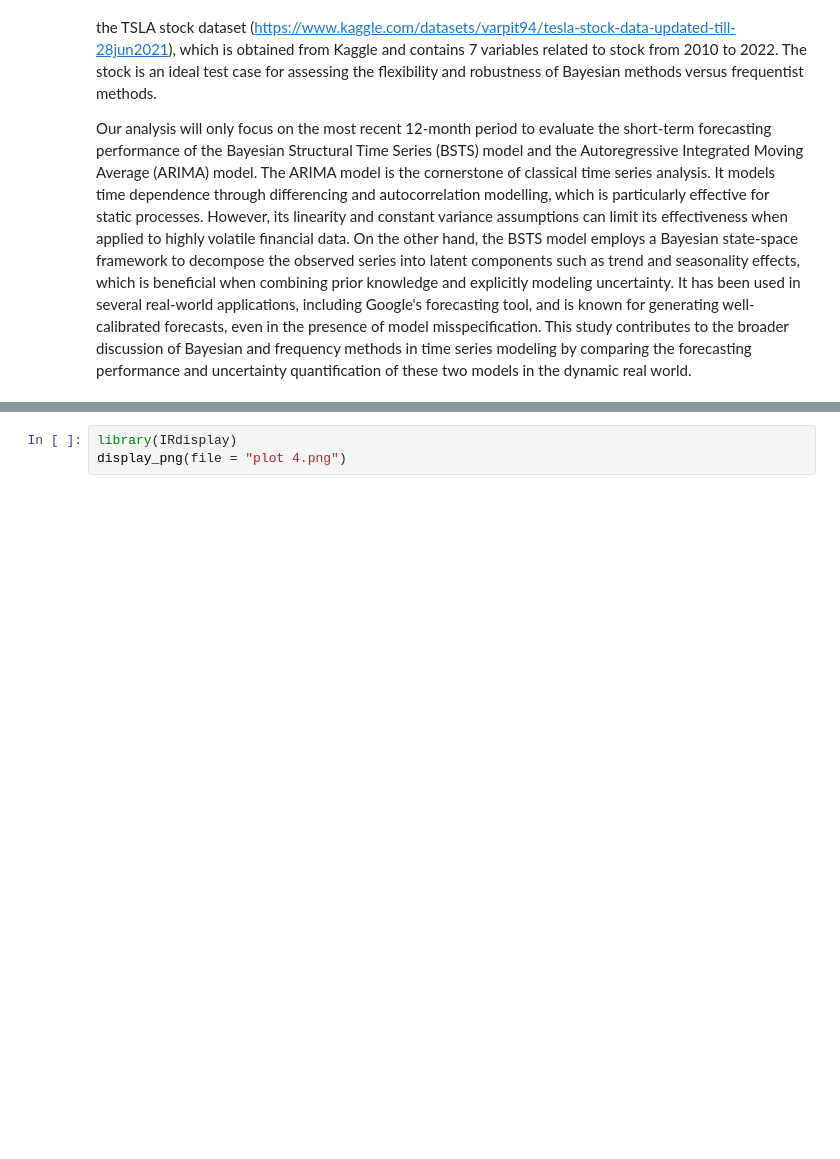
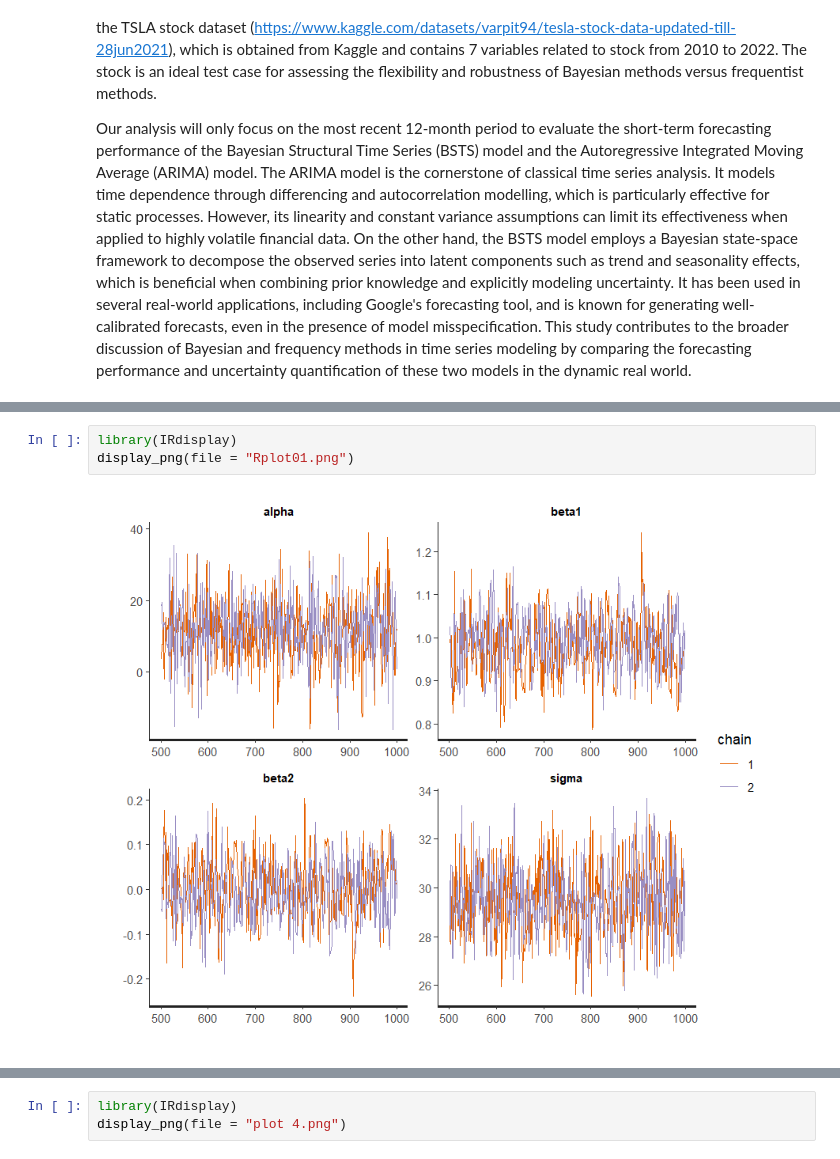
Before and after one commit to TeffyShen/Stat-447-Project, a Jupyter notebook: Final Project.ipynb, the cells around one changed output, grey strips where cells are left out. Cells and saved outputs as stored; diff of their text form; blank space fills up the shorter version.

```diff
--- a/Final Project.ipynb
+++ b/Final Project.ipynb
@@ -30,0 +32,5 @@ Finally, we will evaluate the models using three metrics: Mean Absolute Error (M
+# %%
+library(IRdisplay)
+display_png(file = "Rplot01.png")
+# %% [output]
+[figure, added]
```
Also changed, not shown: parts of 9 cells of this notebook.
